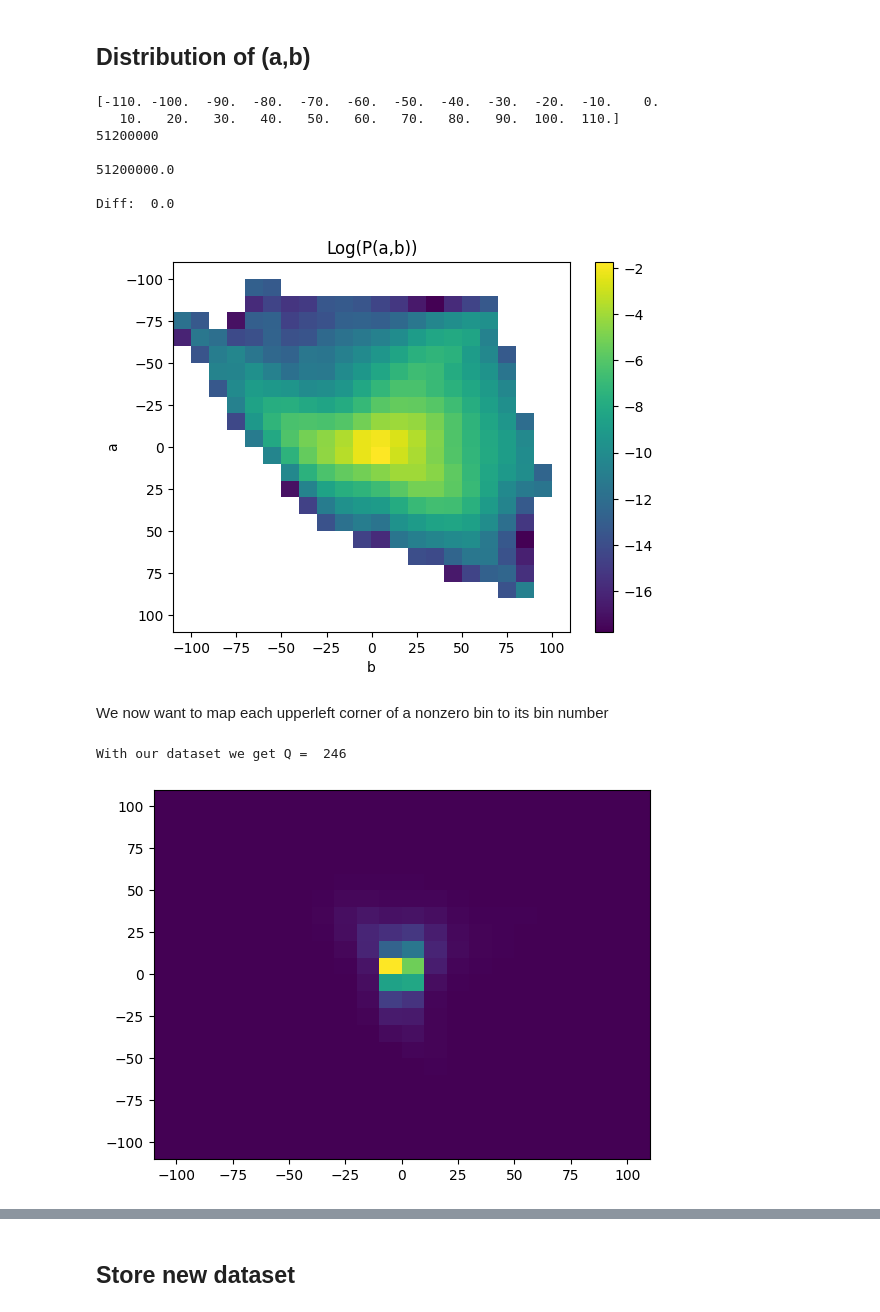
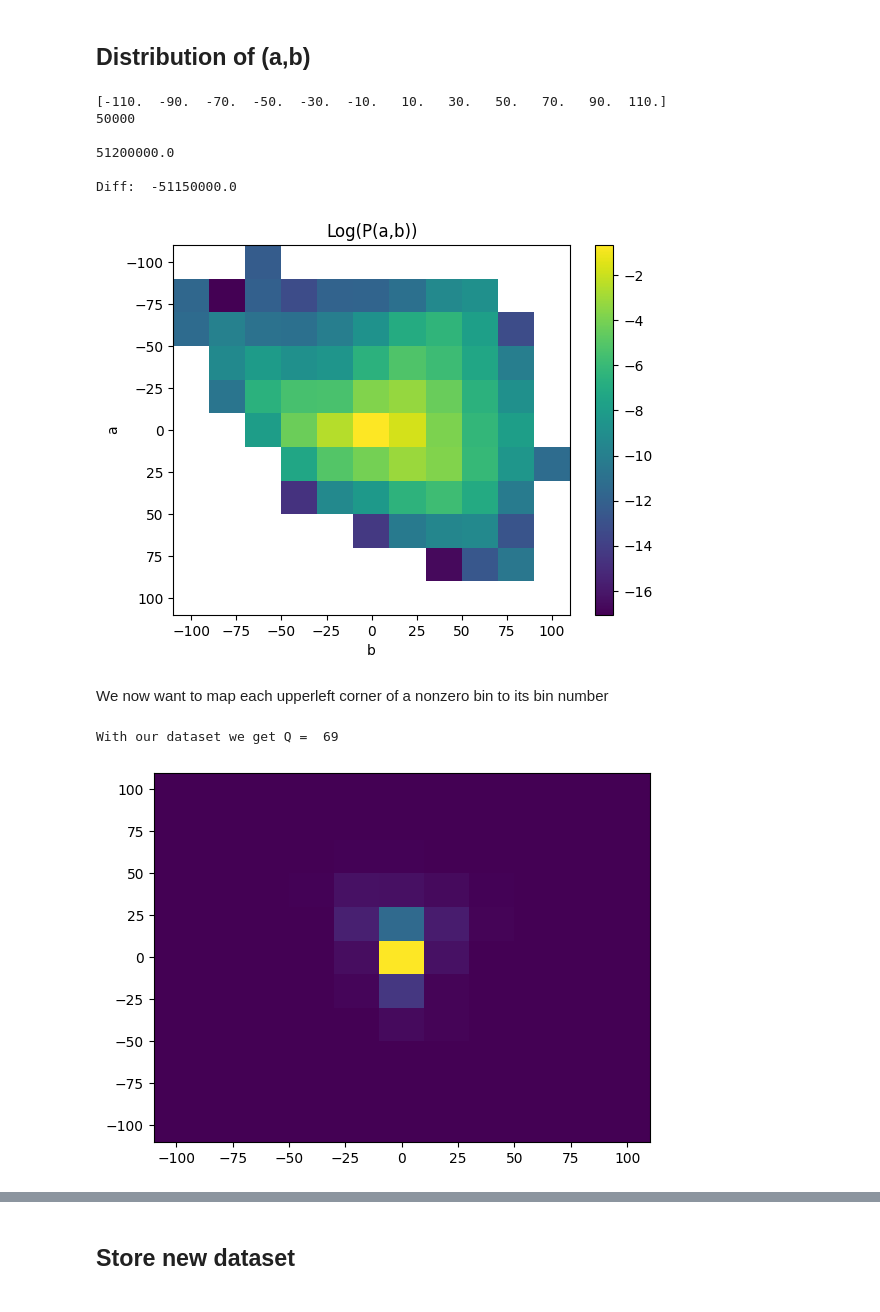
Before and after one commit to s1m0n32001/Colorization, a Jupyter notebook: cv_project_2ndloss.ipynb, the cells around one changed output, grey strips where cells are left out. Saved outputs shown, nothing was run; the diff lists cells and outputs as text; code cells hidden in the pictures.

```diff
--- a/cv_project_2ndloss.ipynb
+++ b/cv_project_2ndloss.ipynb
@@ -107,56 +104,55 @@ dataset_ab = torch.cat([torch.unsqueeze(tens, 0) for tens in dataset_ab])
 # %% [markdown]
 ## Distribution of (a,b)
 # %%
-x = dataset_ab[:,0,:,:].reshape(1,-1)
+x = dataset_ab[:,0,:,:]#.reshape(1,-1)
 x = torch.squeeze(x)
 # %%
 a = dataset_ab[:,0,:,:].reshape(1,-1)
 a = torch.squeeze(a).numpy()
 b = dataset_ab[:,1,:,:].reshape(1,-1)
 b = torch.squeeze(b).numpy()
 
 # Define the limits for the x and y axes
 x_min, x_max = -110, 110
 y_min, y_max = -110, 110
 
 # Compute 2D histogram
-hist, xedges, yedges = np.histogram2d(a, b, bins=22, range=[[x_min, x_max], [y_min, y_max]])
+hist, xedges, yedges = np.histogram2d(a, b, bins=11, range=[[x_min, x_max], [y_min, y_max]])
 
 print(xedges)
 
 print(len(x), '\n')
 print(np.sum(hist), '\n')
 print('Diff: ', len(x) - np.sum(hist))
 
 hist_log = np.log((hist/np.sum(hist)))
 
 # Plot the histogram in logarithmic scale
 plt.imshow(hist_log, interpolation='nearest', extent=[x_min, x_max, y_max, y_min], origin='lower', aspect='auto')
 plt.colorbar()
 plt.xlabel('b')
 plt.ylabel('a')
 plt.title('Log(P(a,b))')
 plt.show()
 # %% [output]
-[-110. -100.  -90.  -80.  -70.  -60.  -50.  -40.  -30.  -20.  -10.    0.
-   10.   20.   30.   40.   50.   60.   70.   80.   90.  100.  110.]
-51200000
+[-110.  -90.  -70.  -50.  -30.  -10.   10.   30.   50.   70.   90.  110.]
+50000
 
 51200000.0
 
-Diff:  0.0
+Diff:  -51150000.0
-[figure, old version]
+[figure, new version]
 # %% [markdown]
 We now want to map each upperleft corner of a nonzero bin to its bin number
 # %%
 Q = np.sum(np.isfinite(hist_log))
 print("With our dataset we get Q = ", Q)
 # %% [output]
-With our dataset we get Q =  246
+With our dataset we get Q =  69
 # %%
-hist_obj = plt.hist2d(a, b, bins=22, range=[[x_min, x_max], [y_min, y_max]])
+hist_obj = plt.hist2d(a, b, bins = 11, range=[[x_min, x_max], [y_min, y_max]])
 # %% [output]
-[figure, old version]
+[figure, new version]
 # %%
 #Keep track of where the grid points are
 positions = []
```
Also changed, not shown: parts of 44 cells of this notebook.
